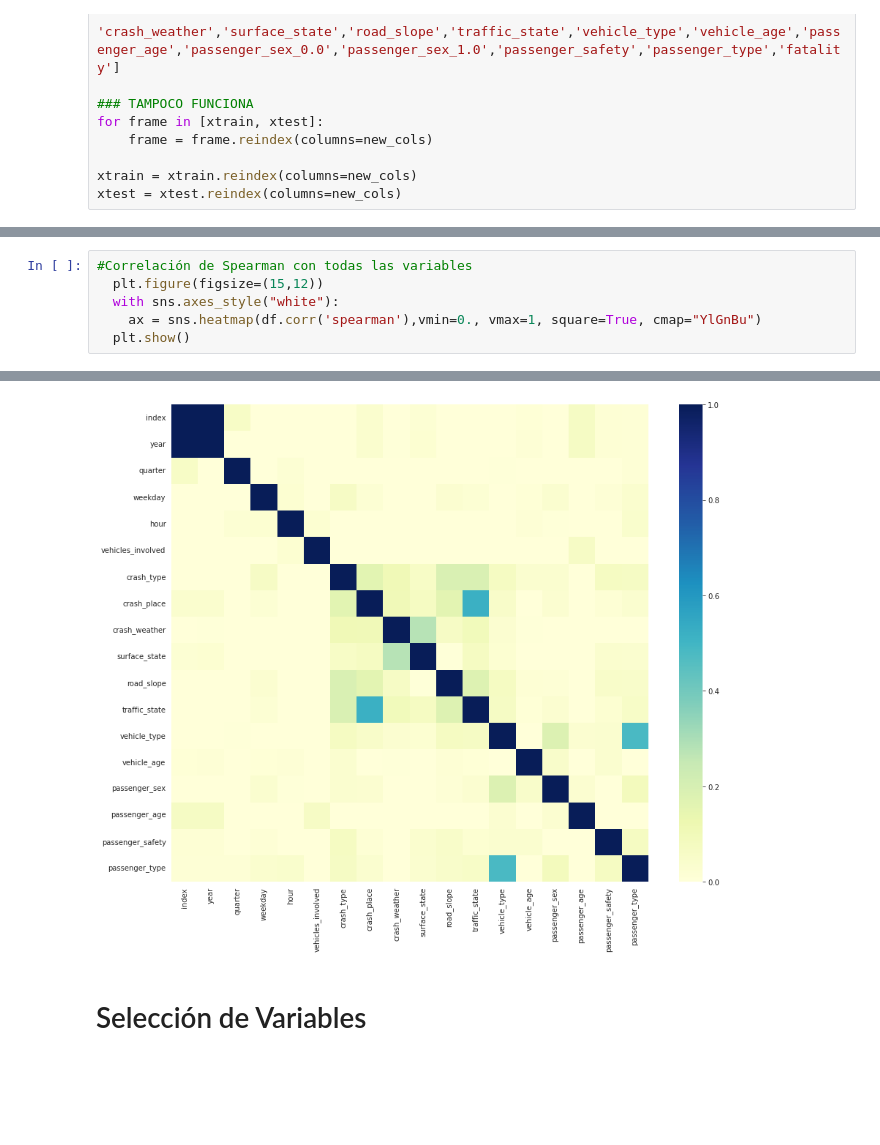
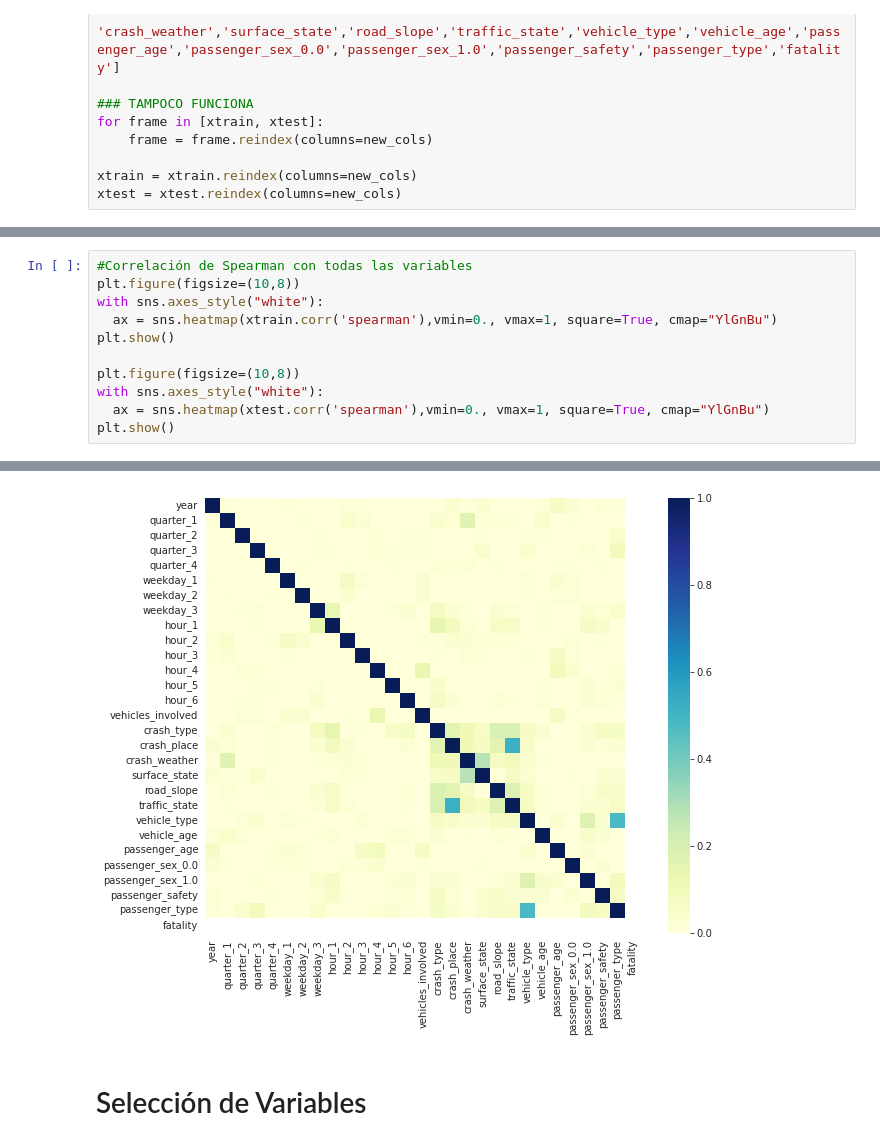
Before and after one commit to AMM53/Accidents-Prediction, a Jupyter notebook: notebooks/FeatureEngineering.ipynb, the cells around one changed output, grey strips where cells are left out. Saved outputs shown, nothing was run; the diff lists cells and outputs as text; blank space fills up the shorter version.

```diff
--- a/notebooks/FeatureEngineering.ipynb
+++ b/notebooks/FeatureEngineering.ipynb
@@ -221,7 +193,12 @@ xtest = xtest.reindex(columns=new_cols)
 # %%
 #Correlación de Spearman con todas las variables
-  plt.figure(figsize=(15,12))
-  with sns.axes_style("white"):
-    ax = sns.heatmap(df.corr('spearman'),vmin=0., vmax=1, square=True, cmap="YlGnBu")
-  plt.show()
+plt.figure(figsize=(10,8))
+with sns.axes_style("white"):
+  ax = sns.heatmap(xtrain.corr('spearman'),vmin=0., vmax=1, square=True, cmap="YlGnBu")
+plt.show()
+
+plt.figure(figsize=(10,8))
+with sns.axes_style("white"):
+  ax = sns.heatmap(xtest.corr('spearman'),vmin=0., vmax=1, square=True, cmap="YlGnBu")
+plt.show()
 # %% [output]
@@ -229,4 +206,4 @@ xtest = xtest.reindex(columns=new_cols)
-[figure, old version]
+[figure, new version]
 # %% [markdown]
 # Selección de Variables
 # %%
```
Also changed, not shown: parts of 9 cells of this notebook.
